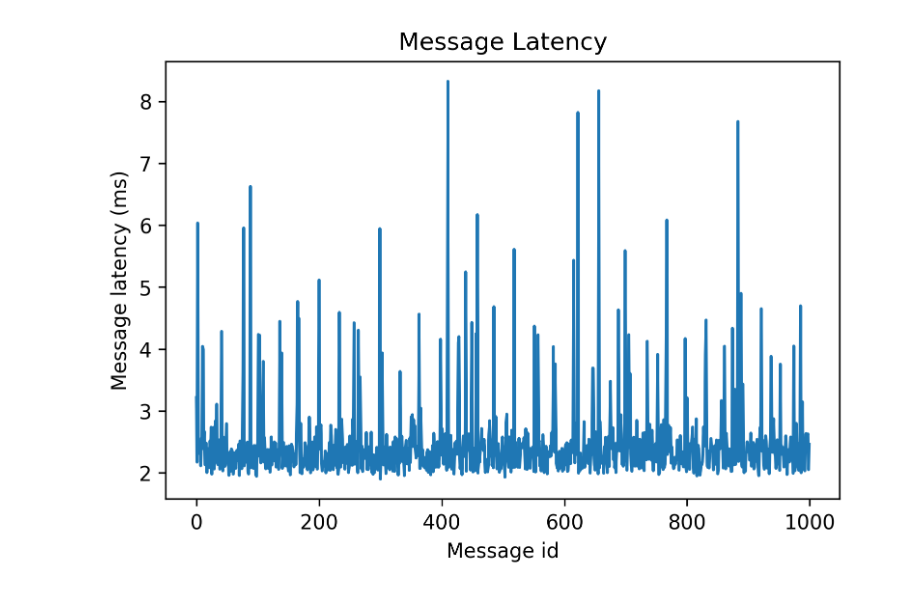
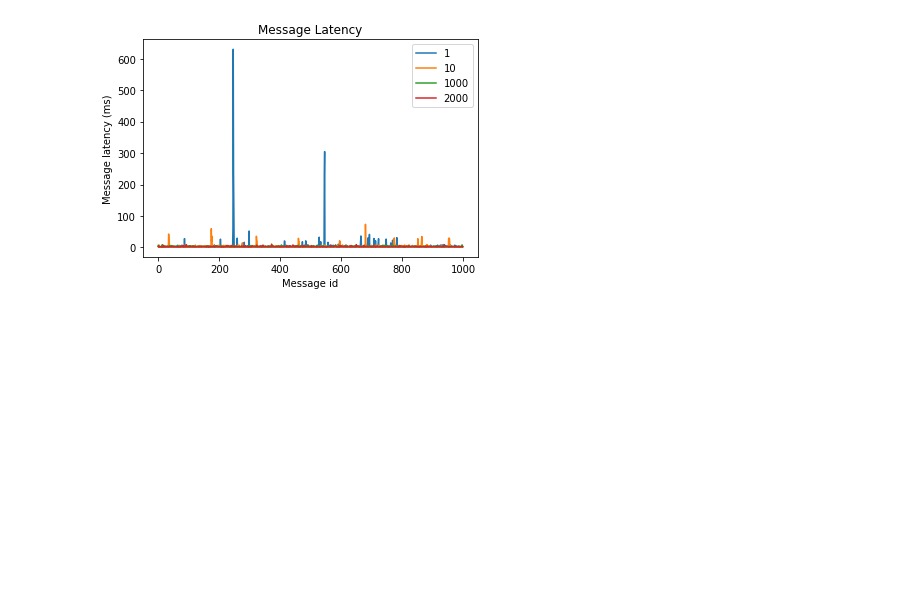
Before and after one commit to chongbin007/Master_project_Chongbin, a Jupyter notebook: experiments/experiment2/ros2_result/csvPlot.ipynb, the cells around one changed output. Cells and saved outputs as stored; diff of their text form; code cells hidden in the pictures; blank space fills up the shorter version.

```diff
--- a/experiments/experiment2/ros2_result/csvPlot.ipynb
+++ b/experiments/experiment2/ros2_result/csvPlot.ipynb
@@ -23,16 +21,22 @@ sample_data = pd.read_csv('ros2_latency.csv')
+# %%
+sample_data1 = pd.read_csv('1.csv')
+sample_data10 = pd.read_csv('10.csv')
+sample_data1000 = pd.read_csv('1000.csv')
+sample_data2000 = pd.read_csv('2000.csv')
 # %%
-plt.plot(sample_data.id,sample_data.message_latency)
-
-
-
+plt.plot(sample_data1.id,sample_data1.message_latency)
+plt.plot(sample_data10.id,sample_data10.message_latency)
+plt.plot(sample_data1000.id,sample_data1000.message_latency)
+plt.plot(sample_data2000.id,sample_data2000.message_latency)
+plt.legend(["1","10","1000","2000"])
 
 plt.rcParams['savefig.dpi'] = 300 #图片像素
 plt.rcParams['figure.dpi'] = 300 #分辨率
 
 plt.title("Message Latency")
 plt.xlabel("Message id")
 plt.ylabel("Message latency (ms)")
-plt.show()
-# plt.savefig('plottest.png', dpi=300) #指定分辨率保存
+# plt.show()
+plt.savefig('plottest.png', dpi=300) #指定分辨率保存
 # %% [output]
-[figure, old version]
+[figure, new version]
```
Also changed, not shown: parts of 2 cells of this notebook, 27 other files.
